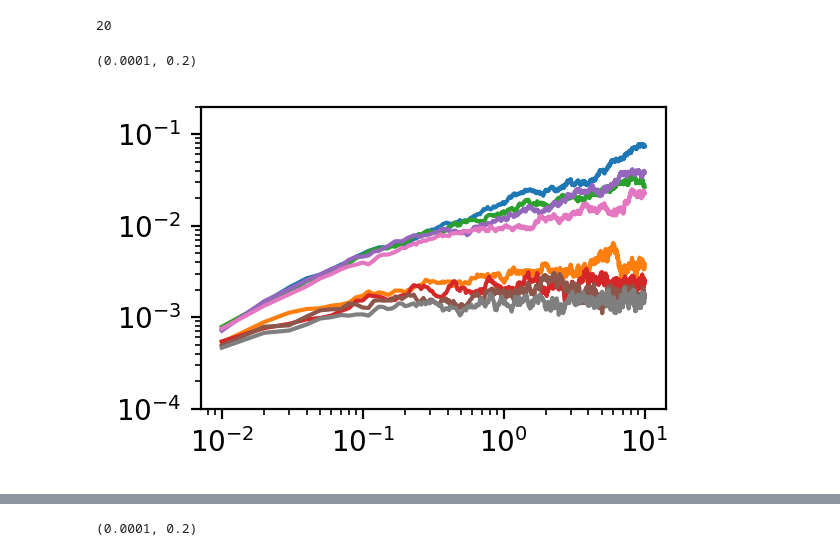
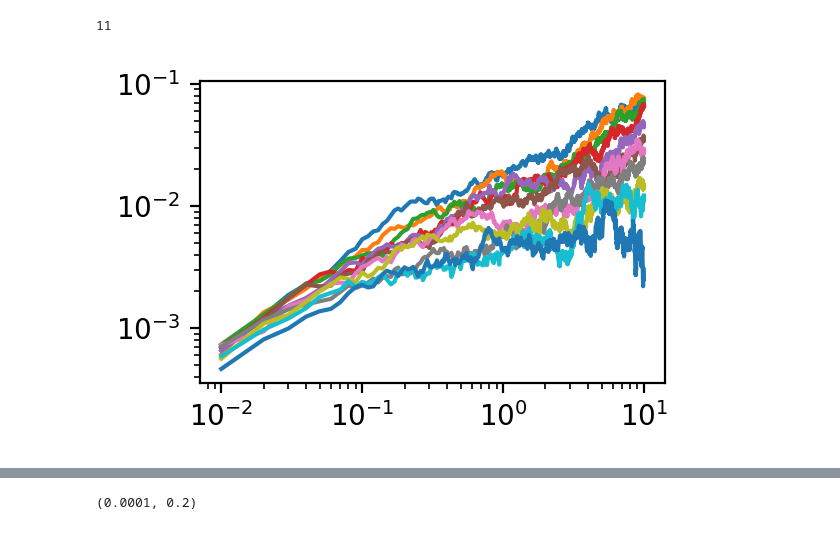
Before and after one commit to ianrgraham/md-lv, a Jupyter notebook: notebooks/local/investigate_glass_transition_epsilon.ipynb, the cells around one changed output, grey strips where cells are left out. Saved outputs shown, nothing was run; the diff lists cells and outputs as text; code cells hidden in the pictures.

```diff
--- a/notebooks/local/investigate_glass_transition_epsilon.ipynb
+++ b/notebooks/local/investigate_glass_transition_epsilon.ipynb
@@ -23,7 +23,7 @@ from itertools import product
 
 from scipy.io import savemat
 # %%
-files = glob.glob("/home/ian/Documents/Data/MD_LV_investigate/epsilon_lj_new/genvar*n-25_na-9_l*lj*")
+files = glob.glob("/home/ian/Documents/Data/MD_LV_investigate/epsilon_lj_new/*n-10_na-4_l-3.015113445777636*lj*")
 # %%
 sorted(files)[:12]
 # %% [output]
@@ -53,17 +45,16 @@ sorted(files)[12:]
 # %%
 len(files)
 # %% [output]
-20
+11
 # %%
-for f in sorted(files)[12:]:
+for f in sorted(files):
     with h5py.File(f, "r") as f:
         norm = f["data"]["Norm"][0]
         MSD = f["data"]["MSD"][0]
         time = f["data"]["time"][:]
     plt.plot(time, MSD/norm)
 plt.yscale('log')
 plt.xscale('log')
-plt.ylim(1e-4, 2e-1)
+# plt.ylim(1e-4, 2e-1)
 # %% [output]
-(0.0001, 0.2)
-[figure, old version]
+[figure, new version]
```
Also changed, not shown: parts of 3 cells of this notebook, 3 other files.
